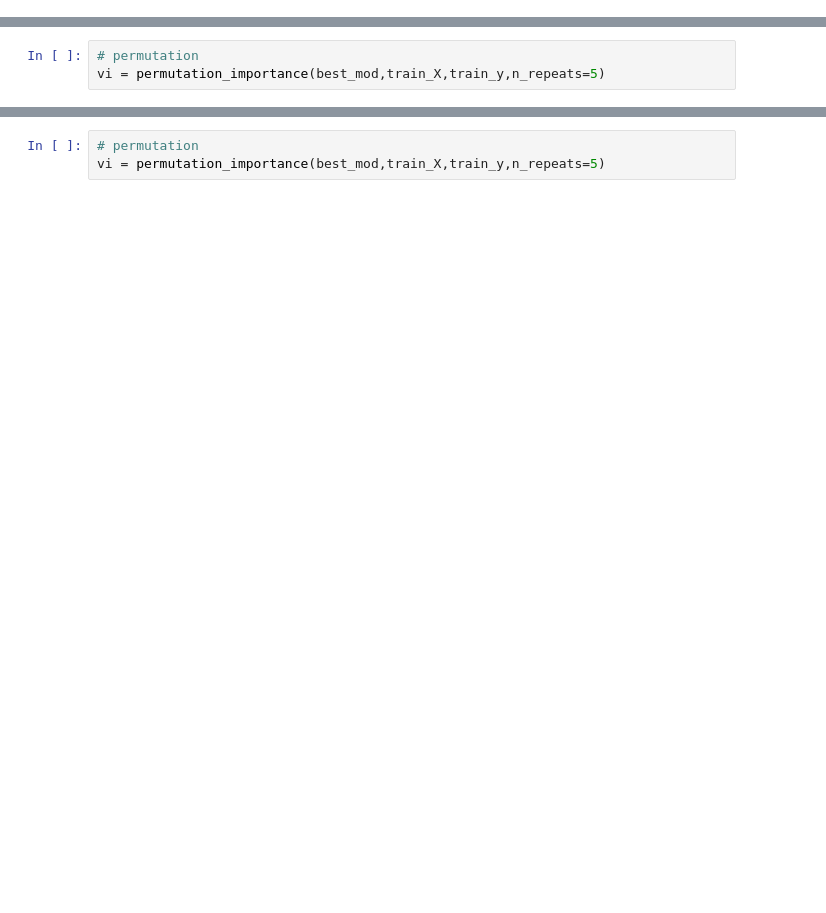
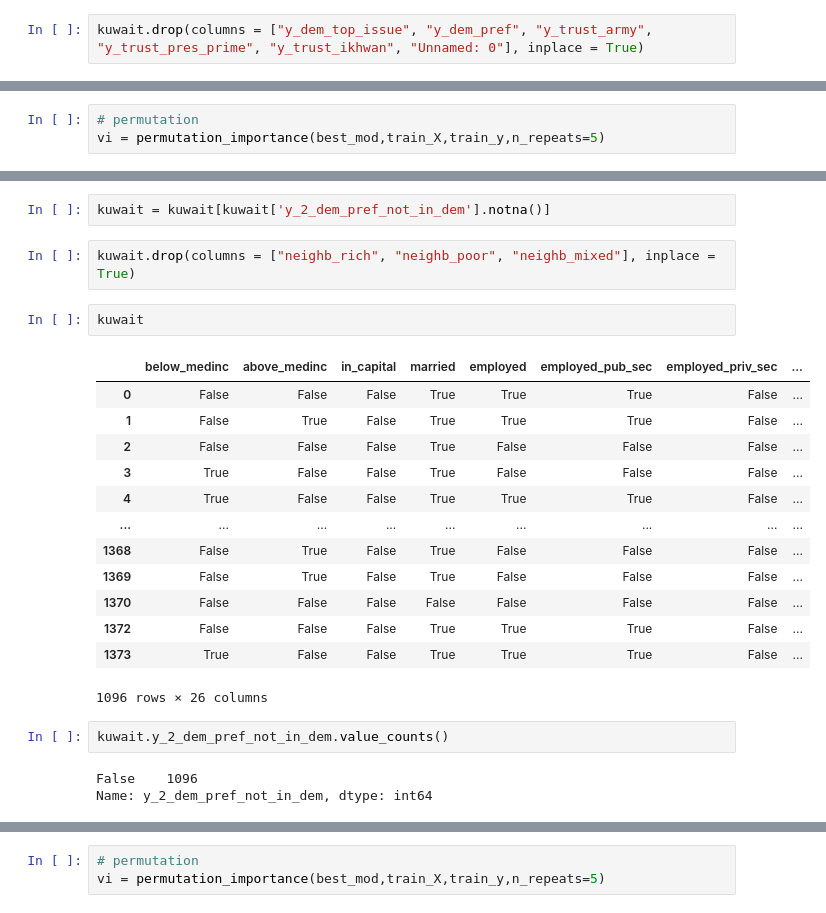
Before and after one commit to tliptrot/ML-repression-study, a Jupyter notebook: Function.ipynb, the cells around one changed output, grey strips where cells are left out. Saved outputs shown, nothing was run; the diff lists cells and outputs as text; blank space fills up the shorter version.

```diff
--- a/Function.ipynb
+++ b/Function.ipynb
@@ -38,4 +40,6 @@ jordan = pd.read_csv("arabbaro/arabbaro_jo_labeled_reduced.csv")
 # %%
 kuwait = pd.read_csv("arabbaro/arabbaro_kuw_labeled_reduced.csv")
+# %%
+kuwait.drop(columns = ["y_dem_top_issue", "y_dem_pref", "y_trust_army", "y_trust_pres_prime", "y_trust_ikhwan", "Unnamed: 0"], inplace = True)
 # %%
 egypt = pd.read_csv("arabbaro/arabbaro_egy_labeled_reduced.csv")
@@ -213,0 +317,25 @@ trustgov(kuwait)
+# %%
+kuwait = kuwait[kuwait['y_2_dem_pref_not_in_dem'].notna()]
+# %%
+kuwait.drop(columns = ["neighb_rich", "neighb_poor", "neighb_mixed"], inplace = True)
+# %%
+kuwait
+# %% [output]
+|  | below_medinc | above_medinc | in_capital | married | employed | employed_pub_sec | employed_priv_sec | ... |
+| 0 | False | False | False | True | True | True | False | ... |
+| 1 | False | True | False | True | True | True | False | ... |
+| 2 | False | False | False | True | False | False | False | ... |
+| 3 | True | False | False | True | False | False | False | ... |
+| 4 | True | False | False | True | True | True | False | ... |
+| ... | ... | ... | ... | ... | ... | ... | ... | ... |
+| 1368 | False | True | False | True | False | False | False | ... |
+| 1369 | False | True | False | True | False | False | False | ... |
+| 1370 | False | False | False | False | False | False | False | ... |
+| 1372 | False | False | False | True | True | True | False | ... |
+| 1373 | True | False | False | True | True | True | False | ... |
+1096 rows × 26 columns
+# %%
+kuwait.y_2_dem_pref_not_in_dem.value_counts()
+# %% [output]
+False    1096
+Name: y_2_dem_pref_not_in_dem, dtype: int64
```
Also changed, not shown: parts of 83 cells of this notebook.
